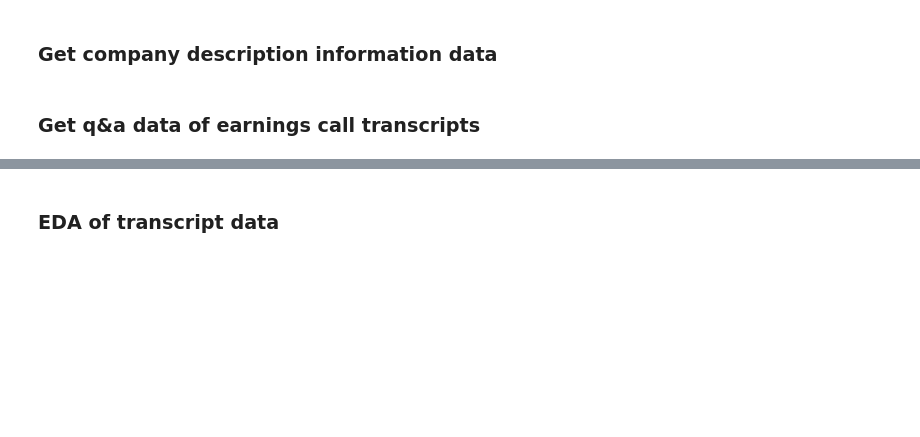
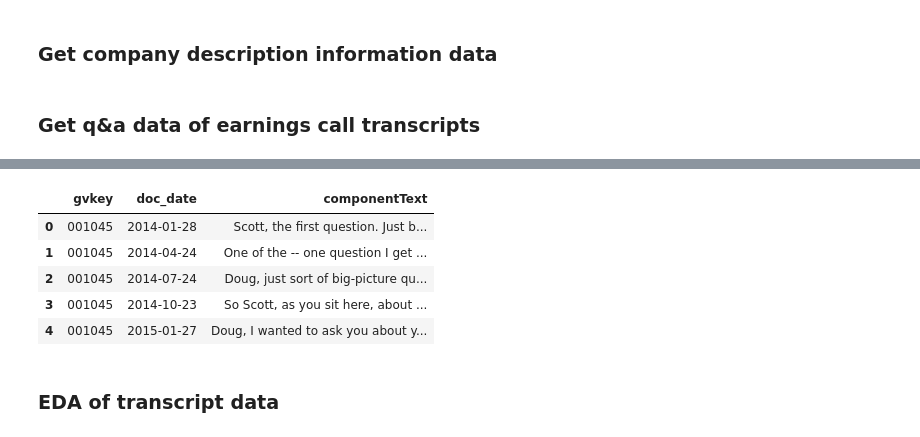
Before and after one commit to WonjeYun/HDPEarningsCall, a Jupyter notebook: hdp_topic_modeling_old.ipynb, the cells around one changed output, grey strips where cells are left out. Cells and saved outputs as stored; diff of their text form; code cells hidden in the pictures; blank space fills up the shorter version.

```diff
--- a/hdp_topic_modeling_old.ipynb
+++ b/hdp_topic_modeling_old.ipynb
@@ -50,5 +50,5 @@ pru_data = pd.read_parquet(
 # filter out the qna_transcript for QnA only (ID = 3 or 4)
 qna_transcript = pru_data[pru_data['transcriptComponentTypeId'] != 2].groupby(['gvkey', 'doc_date'])['componentText'].apply(lambda x: ' '.join(x)).reset_index()
 
-# merge qna_transcript with compdesc_info on gvkey to get the company name and tickers
-qna_transcript = qna_transcript.merge(compdesc_info, on='gvkey', how='left')
+# # merge qna_transcript with compdesc_info on gvkey to get the company name and tickers
+# qna_transcript = qna_transcript.merge(compdesc_info, on='gvkey', how='left')
@@ -55,3 +82,12 @@ qna_transcript = qna_transcript.merge(compdesc_info, on='gvkey', how='left')
+# %%
+qna_transcript.head()
+# %% [output]
+|  | gvkey | doc_date | componentText |
+| 0 | 001045 | 2014-01-28 | Scott, the first question. Just b... |
+| 1 | 001045 | 2014-04-24 | One of the -- one question I get ... |
+| 2 | 001045 | 2014-07-24 | Doug, just sort of big-picture qu... |
+| 3 | 001045 | 2014-10-23 | So Scott, as you sit here, about ... |
+| 4 | 001045 | 2015-01-27 | Doug, I wanted to ask you about y... |
 # %% [markdown]
 ### EDA of transcript data
 # %%
```
Also changed, not shown: parts of 2 cells of this notebook.
